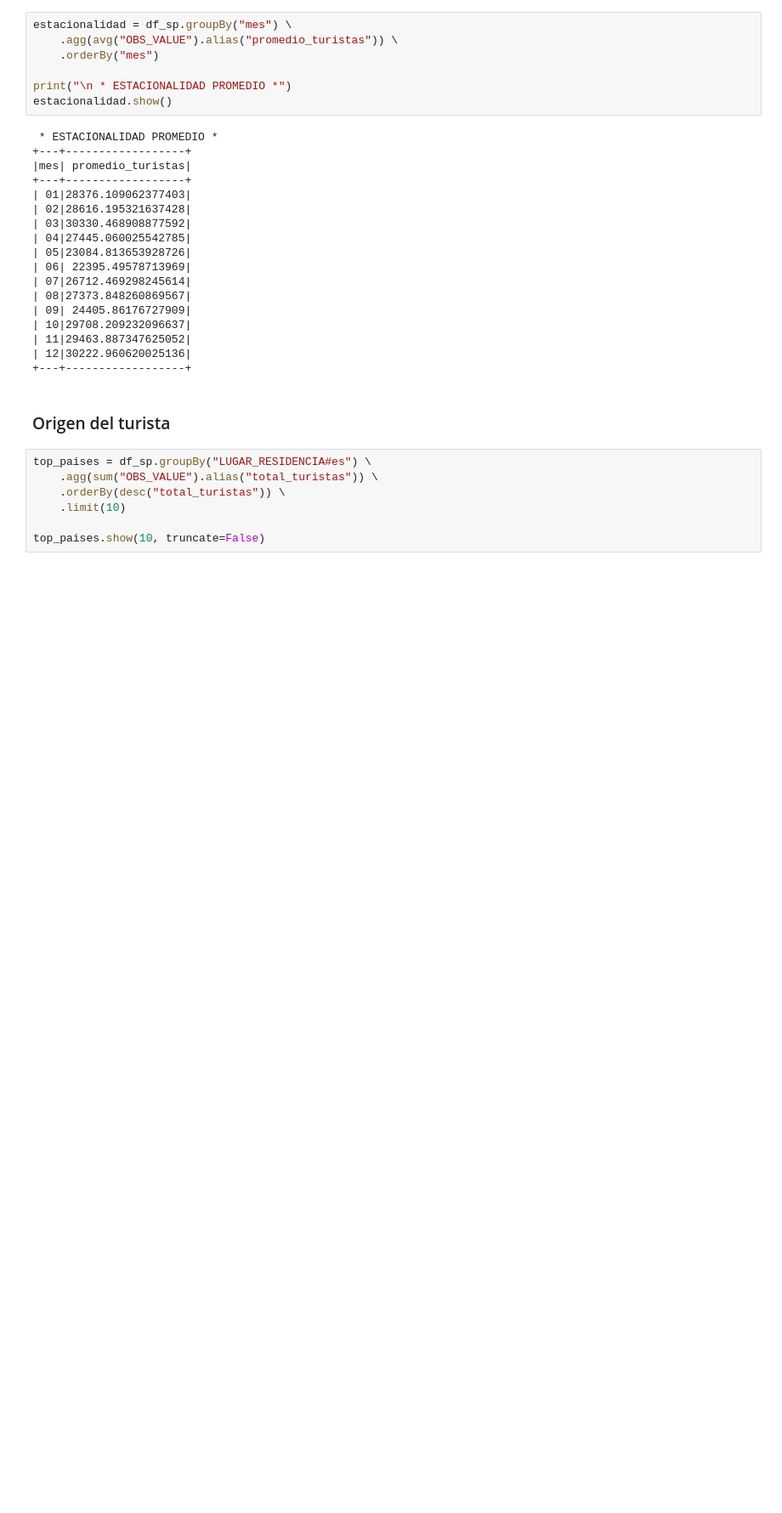
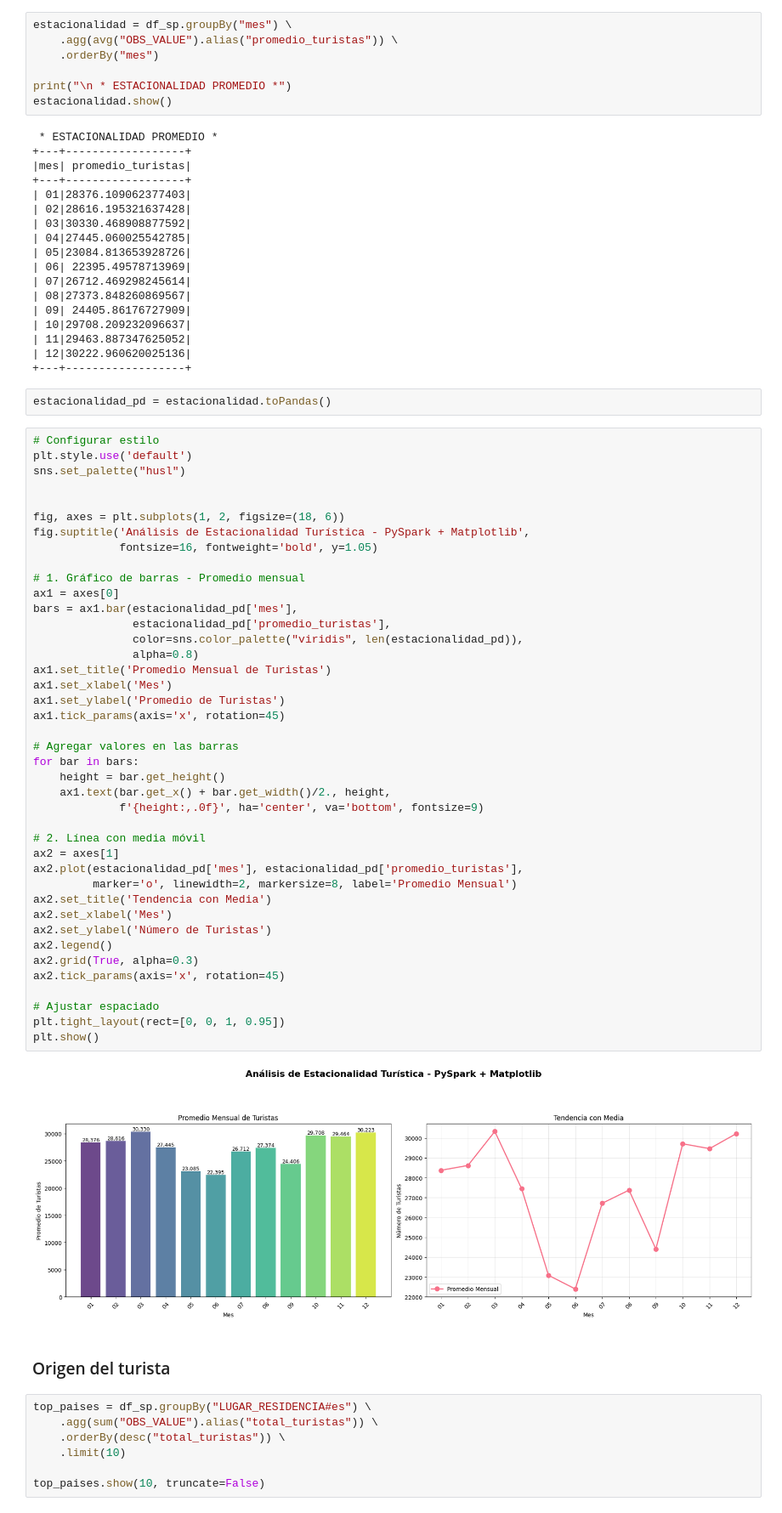
Before and after one commit to PetrongariYanina/CanaryTourPySpark, a Jupyter notebook: turismo.ipynb, the cells around one changed output. Shown at 85% size. Drawn from its saved outputs; the diff is of its cells as text; blank space fills up the shorter version.

```diff
--- a/turismo.ipynb
+++ b/turismo.ipynb
@@ -290,6 +293,51 @@ estacionalidad.show()
 | 11|29463.887347625052|
 | 12|30222.960620025136|
 +---+------------------+
+# %%
+estacionalidad_pd = estacionalidad.toPandas()
+# %%
+# Configurar estilo
+plt.style.use('default')
+sns.set_palette("husl")
+
+
+fig, axes = plt.subplots(1, 2, figsize=(18, 6))
+fig.suptitle('Análisis de Estacionalidad Turística - PySpark + Matplotlib',
+             fontsize=16, fontweight='bold', y=1.05)
+
+# 1. Gráfico de barras - Promedio mensual
+ax1 = axes[0]
+bars = ax1.bar(estacionalidad_pd['mes'],
+               estacionalidad_pd['promedio_turistas'],
+               color=sns.color_palette("viridis", len(estacionalidad_pd)),
+               alpha=0.8)
+ax1.set_title('Promedio Mensual de Turistas')
+ax1.set_xlabel('Mes')
+ax1.set_ylabel('Promedio de Turistas')
+ax1.tick_params(axis='x', rotation=45)
+
+# Agregar valores en las barras
+for bar in bars:
+    height = bar.get_height()
+    ax1.text(bar.get_x() + bar.get_width()/2., height,
+             f'{height:,.0f}', ha='center', va='bottom', fontsize=9)
+
+# 2. Línea con media móvil
+ax2 = axes[1]
+ax2.plot(estacionalidad_pd['mes'], estacionalidad_pd['promedio_turistas'],
+         marker='o', linewidth=2, markersize=8, label='Promedio Mensual')
+ax2.set_title('Tendencia con Media')
+ax2.set_xlabel('Mes')
+ax2.set_ylabel('Número de Turistas')
+ax2.legend()
+ax2.grid(True, alpha=0.3)
+ax2.tick_params(axis='x', rotation=45)
+
+# Ajustar espaciado
+plt.tight_layout(rect=[0, 0, 1, 0.95])
+plt.show()
+# %% [output]
+[figure, added]
 # %% [markdown]
 ### Origen del turista
 # %%
```
Also changed, not shown: parts of 9 cells of this notebook, 2 other files.
